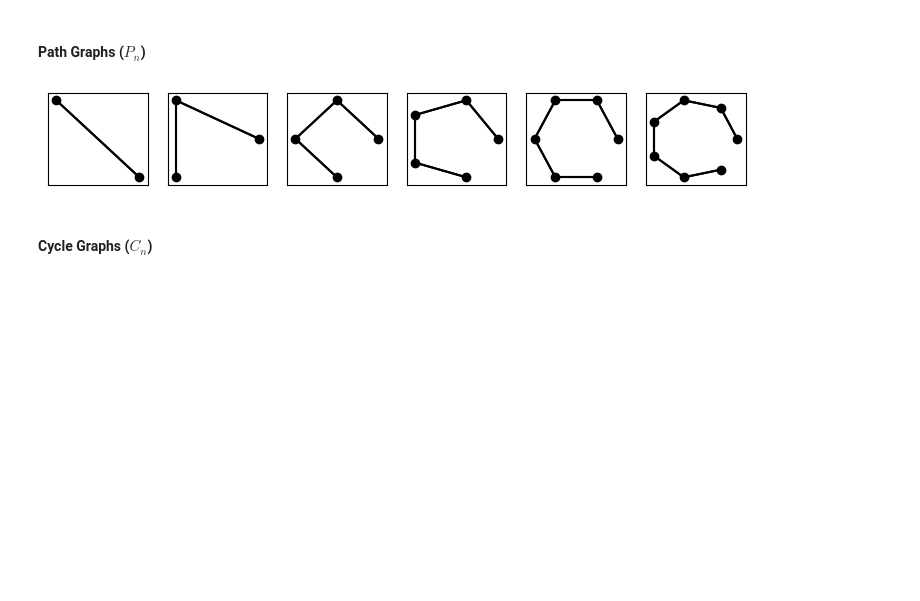
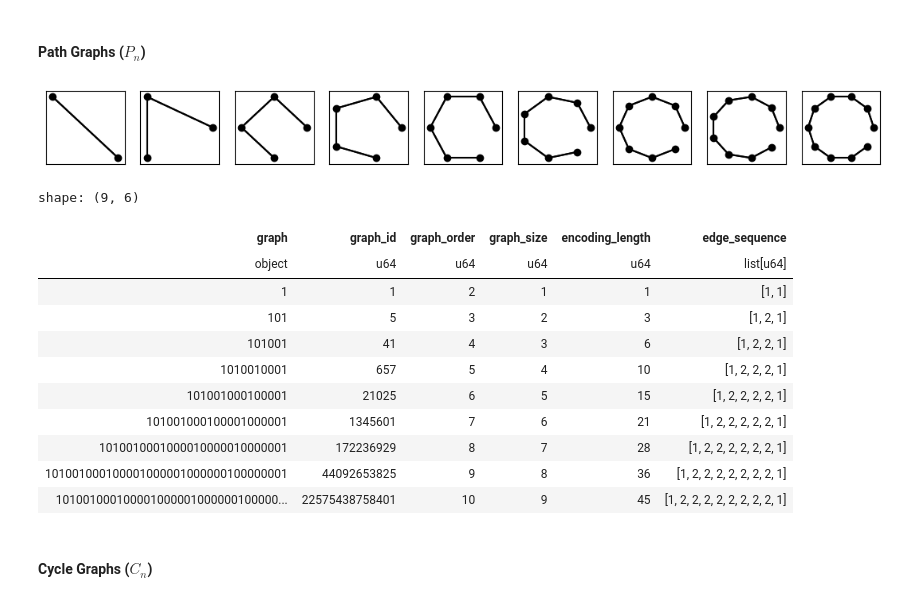
Before and after one commit to orwellian225/Code, a Jupyter notebook: classical/Graphs.ipynb, the cells around one changed output. Drawn from its saved outputs; the diff is of its cells as text; code cells hidden in the pictures; blank space fills up the shorter version.

```diff
--- a/classical/Graphs.ipynb
+++ b/classical/Graphs.ipynb
@@ -14,0 +14,6 @@ graph_range = range(2, 11)
+# %%
+# Configuration
+frame_schema = {'graph': pl.Object, 'graph_id': pl.UInt64, 'graph_order': pl.UInt64, 'graph_size': pl.UInt64, 'encoding_length': pl.UInt64, 'edge_sequence': pl.List(pl.UInt64)}
+graph_range = range(2, 11)
+
+_ = pl.Config.set_fmt_table_cell_list_len(100)
@@ -29,12 +60,16 @@ figure, axes = plt.subplots(1, graph_range.stop - 2)
 figure.set_figheight(1.2)
 figure.set_figwidth(1.5 * (graph_range.stop - 2))
 
+new_graphs = []
 for n in graph_range:
     g = Graph.complete_n(n)
     g.plot_graph(axes[n - 2])
-    df = pd.concat([df, pd.DataFrame([[
-        g, g.to_bitint(), g.properties.order, g.properties.size, g.properties.encoding_length, g.get_edge_sequence()
-    ]], columns=df.columns)], ignore_index=True)
 
+    new_graphs.append([
+        g, g.properties.id, g.properties.order, g.properties.size, g.properties.encoding_length, g.get_edge_sequence()
+    ])
+
+complete_graphs = pl.DataFrame(new_graphs, schema=frame_schema, orient="row")
 plt.show()
+complete_graphs
 # %% [output]
@@ -47,10 +97,16 @@ figure, axes = plt.subplots(1, graph_range.stop - 2)
 figure.set_figheight(1.2)
 figure.set_figwidth(1.5 * (graph_range.stop - 2))
 
+new_graphs = []
 for n in graph_range:
     g = Graph.empty_n(n)
     g.plot_graph(axes[n - 2])
-    df = pd.concat([df, pd.DataFrame([[
+
+    new_graphs.append([
         g, g.to_bitint(), g.properties.order, g.properties.size, g.properties.encoding_length, g.get_edge_sequence()
-    ]], columns=df.columns)], ignore_index=True)
+    ])
+
+empty_graphs = pl.DataFrame(new_graphs, schema=frame_schema, orient="row")
+plt.show()
+empty_graphs
 # %% [output]
@@ -60,17 +128,35 @@ for n in graph_range:
 # %%
 # Draw Path Graphs and add to Dataframe
 figure, axes = plt.subplots(1, graph_range.stop - 2)
 figure.set_figheight(1.2)
 figure.set_figwidth(1.5 * (graph_range.stop - 2))
 
+new_graphs = []
 for n in graph_range:
     g = Graph.path_n(n)
     g.plot_graph(axes[n - 2])
-    df = pd.concat([df, pd.DataFrame([[
-        g, g.to_bitint(), g.properties.order, g.properties.size, g.properties.encoding_length, g.get_edge_sequence()
-    ]], columns=df.columns)], ignore_index=True)
+
+    new_graphs.append([
+        g, g.properties.id, g.properties.order, g.properties.size, g.properties.encoding_length, g.get_edge_sequence()
+    ])
+
+path_graphs = pl.DataFrame(new_graphs, schema=frame_schema, orient="row")
+plt.show()
+path_graphs
 # %% [output]
-[figure, old version]
+[figure, new version]
+shape: (9, 6)
+| graph | graph_id | graph_order | graph_size | encoding_length | edge_sequence |
+| object | u64 | u64 | u64 | u64 | list[u64] |
+| 1 | 1 | 2 | 1 | 1 | [1, 1] |
+| 101 | 5 | 3 | 2 | 3 | [1, 2, 1] |
+| 101001 | 41 | 4 | 3 | 6 | [1, 2, 2, 1] |
+| 1010010001 | 657 | 5 | 4 | 10 | [1, 2, 2, 2, 1] |
+| 101001000100001 | 21025 | 6 | 5 | 15 | [1, 2, 2, 2, 2, 1] |
+| 101001000100001000001 | 1345601 | 7 | 6 | 21 | [1, 2, 2, 2, 2, 2, 1] |
+| 1010010001000010000010000001 | 172236929 | 8 | 7 | 28 | [1, 2, 2, 2, 2, 2, 2, 1] |
+| 101001000100001000001000000100000001 | 44092653825 | 9 | 8 | 36 | [1, 2, 2, 2, 2, 2, 2, 2, 1] |
+| 101001000100001000001000000100000... | 22575438758401 | 10 | 9 | 45 | [1, 2, 2, 2, 2, 2, 2, 2, 2, 1] |
 # %% [markdown]
 #### Cycle Graphs ($C_n$)
 # %%
```
Also changed, not shown: parts of 14 cells of this notebook, 1 other file.
